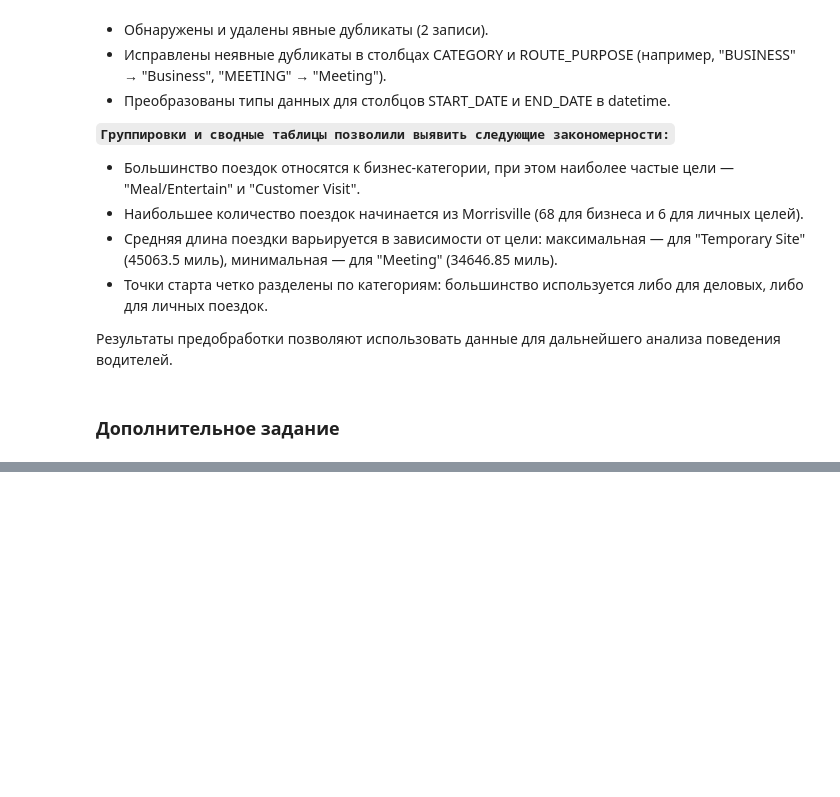
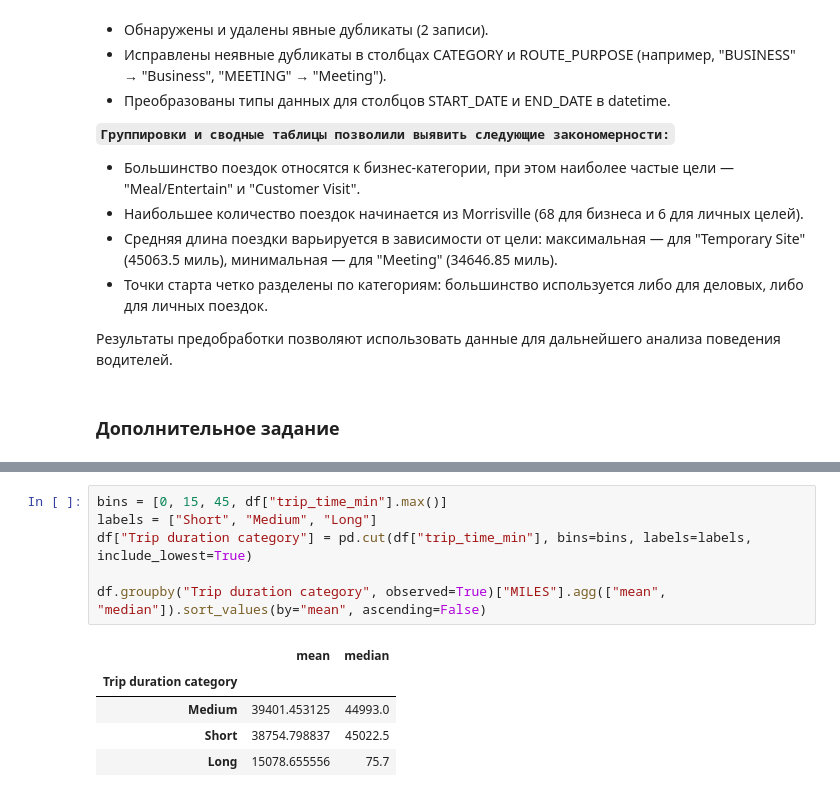
Before and after one commit to lovandish/Jupiter-NoteBook, a Jupyter notebook: ЛР1_Червоненко_16.ipynb, the cells around one changed output, grey strips where cells are left out. Drawn from its saved outputs; the diff is of its cells as text; blank space fills up the shorter version.

```diff
--- a/ЛР1_Червоненко_16.ipynb
+++ b/ЛР1_Червоненко_16.ipynb
@@ -400,0 +422,12 @@ df.pivot_table(index='START_POINT', columns='CATEGORY', values='MILES',
+# %%
+bins = [0, 15, 45, df["trip_time_min"].max()]
+labels = ["Short", "Medium", "Long"]
+df["Trip duration category"] = pd.cut(df["trip_time_min"], bins=bins, labels=labels, include_lowest=True)
+
+df.groupby("Trip duration category", observed=True)["MILES"].agg(["mean", "median"]).sort_values(by="mean", ascending=False)
+# %% [output]
+|  | mean | median |
+| Trip duration category |  |  |
+| Medium | 39401.453125 | 44993.0 |
+| Short | 38754.798837 | 45022.5 |
+| Long | 15078.655556 | 75.7 |
```
Also changed, not shown: parts of 12 cells of this notebook.
